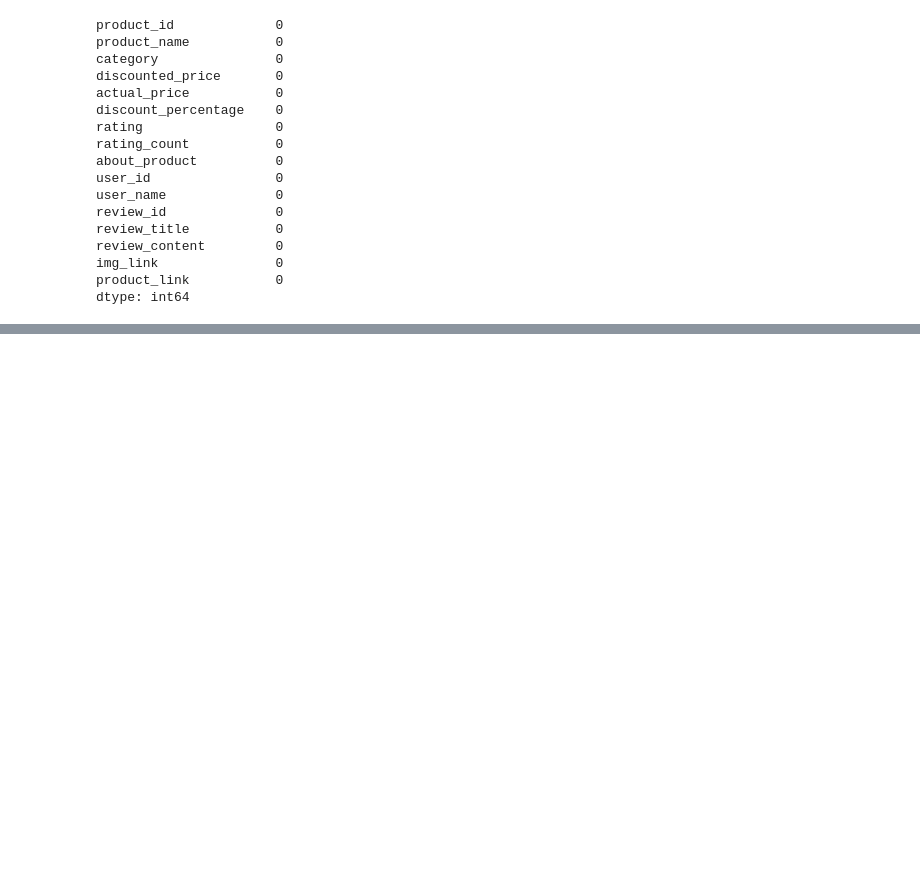
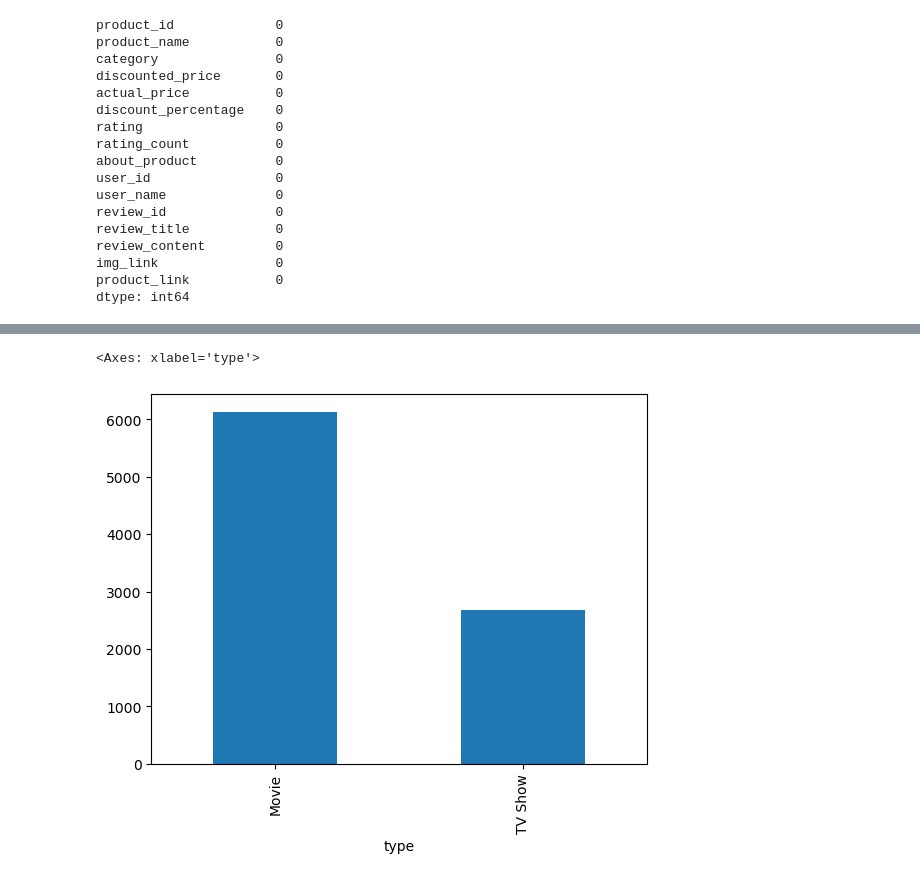
Before and after one commit to Surjendu2023/Pandas_Exercise, a Jupyter notebook: Pandas Class.ipynb, the cells around one changed output, grey strips where cells are left out. Drawn from its saved outputs; the diff is of its cells as text; code cells hidden in the pictures; blank space fills up the shorter version.

```diff
--- a/Pandas Class.ipynb
+++ b/Pandas Class.ipynb
@@ -1135,0 +1370,5 @@ pd.merge(df,ndf,on="Store",how='right')
+# %%
+df["type"].value_counts().plot(kind='bar')
+# %% [output]
+<Axes: xlabel='type'>
+[figure, added]
```
Also changed, not shown: parts of 54 cells of this notebook.
